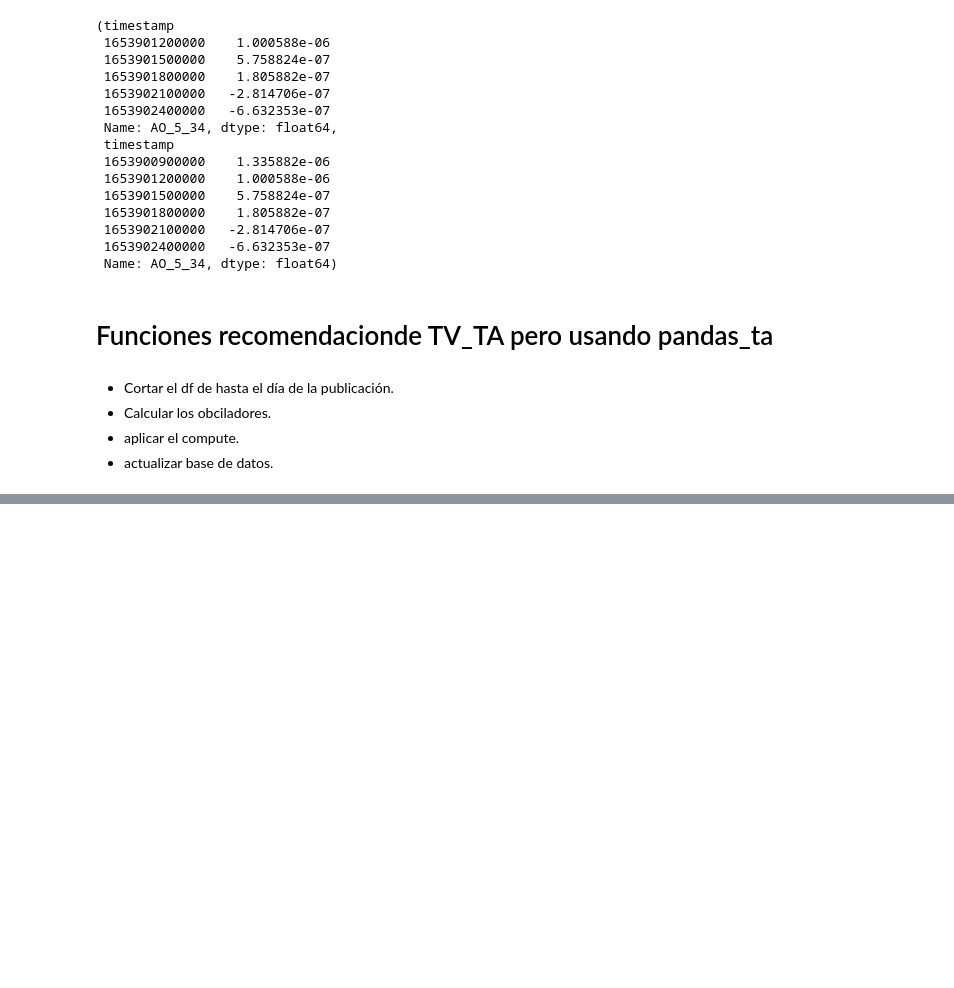
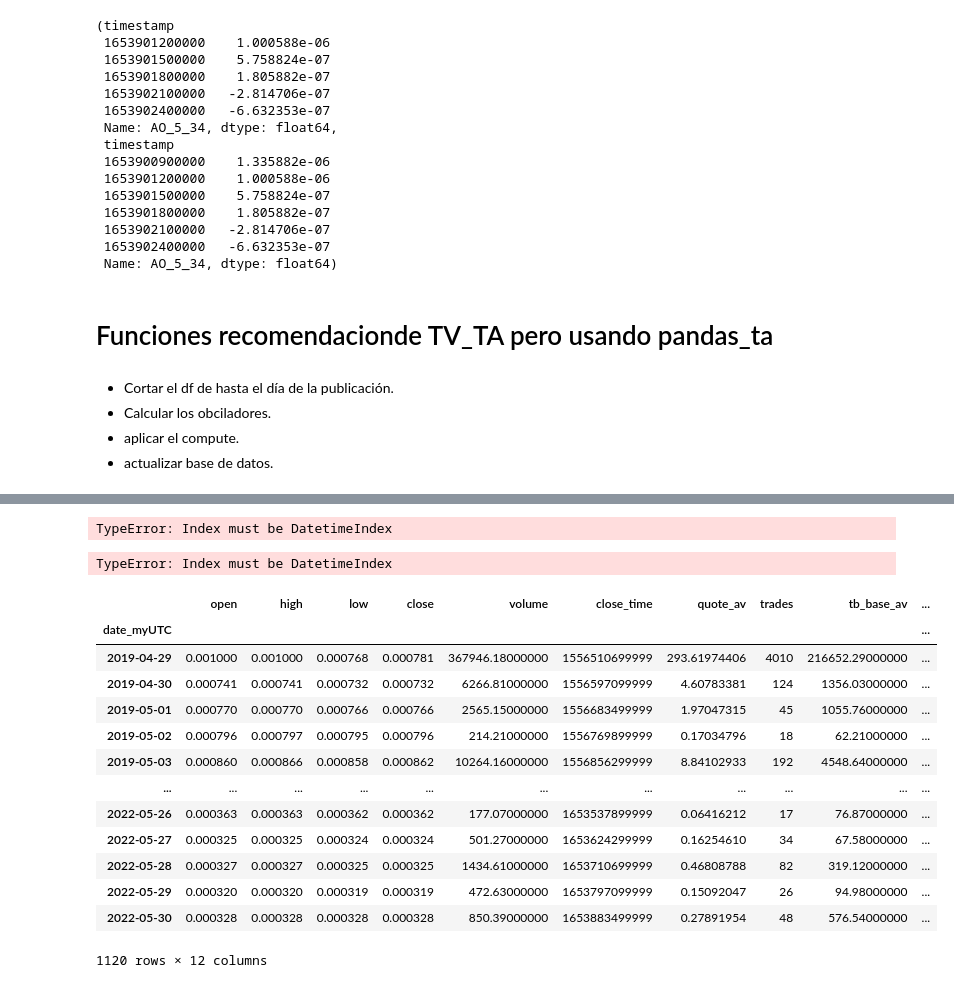
Before and after one commit to joankenobi/analisis_de_datos_copy_trading, a Jupyter notebook: Proyecto/notebooks/analisis_de_datos_prueba.ipynb, the cells around one changed output, grey strips where cells are left out. Drawn from its saved outputs; the diff is of its cells as text; code cells hidden in the pictures; blank space fills up the shorter version.

```diff
--- a/Proyecto/notebooks/analisis_de_datos_prueba.ipynb
+++ b/Proyecto/notebooks/analisis_de_datos_prueba.ipynb
@@ -1232,0 +1288,10 @@ class Compute:
+# %%
+#without date time index
+df_symbol["date_myUTC"].between_time("2019-01-29","2019-04-29")
+# %% [output]
+TypeError: Index must be DatetimeIndex
+# %%
+#without date time index
+df_symbol["date_myUTC"].at_time("2019-04-29")
+# %% [output]
+TypeError: Index must be DatetimeIndex
@@ -1232,0 +1300,17 @@ class Compute:
+# %%
+df_symbol.at_time("2021")
+# %% [output]
+|  | open | high | low | close | volume | close_time | quote_av | trades | tb_base_av | ... |
+| date_myUTC |  |  |  |  |  |  |  |  |  | ... |
+| 2019-04-29 | 0.001000 | 0.001000 | 0.000768 | 0.000781 | 367946.18000000 | 1556510699999 | 293.61974406 | 4010 | 216652.29000000 | ... |
+| 2019-04-30 | 0.000741 | 0.000741 | 0.000732 | 0.000732 | 6266.81000000 | 1556597099999 | 4.60783381 | 124 | 1356.03000000 | ... |
+| 2019-05-01 | 0.000770 | 0.000770 | 0.000766 | 0.000766 | 2565.15000000 | 1556683499999 | 1.97047315 | 45 | 1055.76000000 | ... |
+| 2019-05-02 | 0.000796 | 0.000797 | 0.000795 | 0.000796 | 214.21000000 | 1556769899999 | 0.17034796 | 18 | 62.21000000 | ... |
+| 2019-05-03 | 0.000860 | 0.000866 | 0.000858 | 0.000862 | 10264.16000000 | 1556856299999 | 8.84102933 | 192 | 4548.64000000 | ... |
+| ... | ... | ... | ... | ... | ... | ... | ... | ... | ... | ... |
+| 2022-05-26 | 0.000363 | 0.000363 | 0.000362 | 0.000362 | 177.07000000 | 1653537899999 | 0.06416212 | 17 | 76.87000000 | ... |
+| 2022-05-27 | 0.000325 | 0.000325 | 0.000324 | 0.000324 | 501.27000000 | 1653624299999 | 0.16254610 | 34 | 67.58000000 | ... |
+| 2022-05-28 | 0.000327 | 0.000327 | 0.000325 | 0.000325 | 1434.61000000 | 1653710699999 | 0.46808788 | 82 | 319.12000000 | ... |
+| 2022-05-29 | 0.000320 | 0.000320 | 0.000319 | 0.000319 | 472.63000000 | 1653797099999 | 0.15092047 | 26 | 94.98000000 | ... |
+| 2022-05-30 | 0.000328 | 0.000328 | 0.000328 | 0.000328 | 850.39000000 | 1653883499999 | 0.27891954 | 48 | 576.54000000 | ... |
+1120 rows × 12 columns
```
Also changed, not shown: parts of 12 cells of this notebook.
